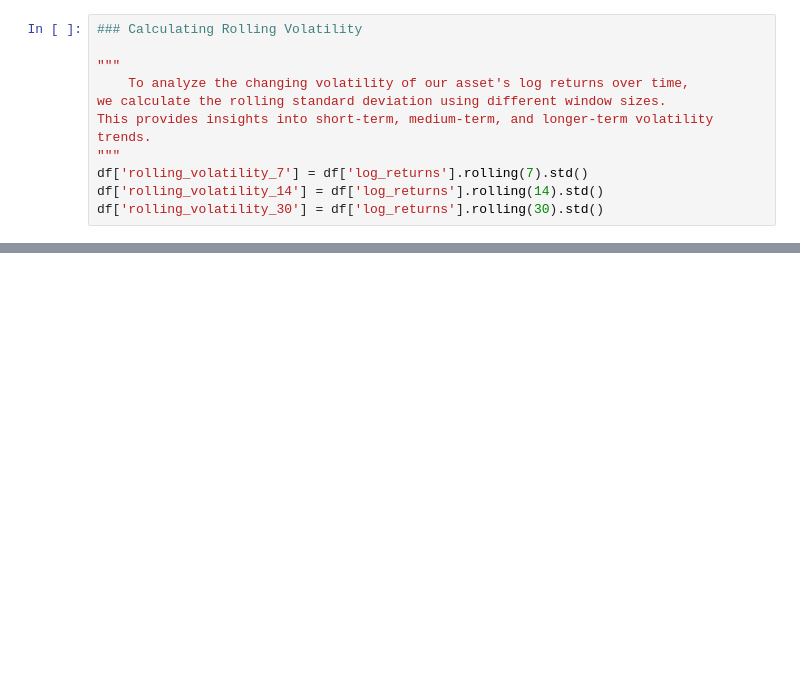
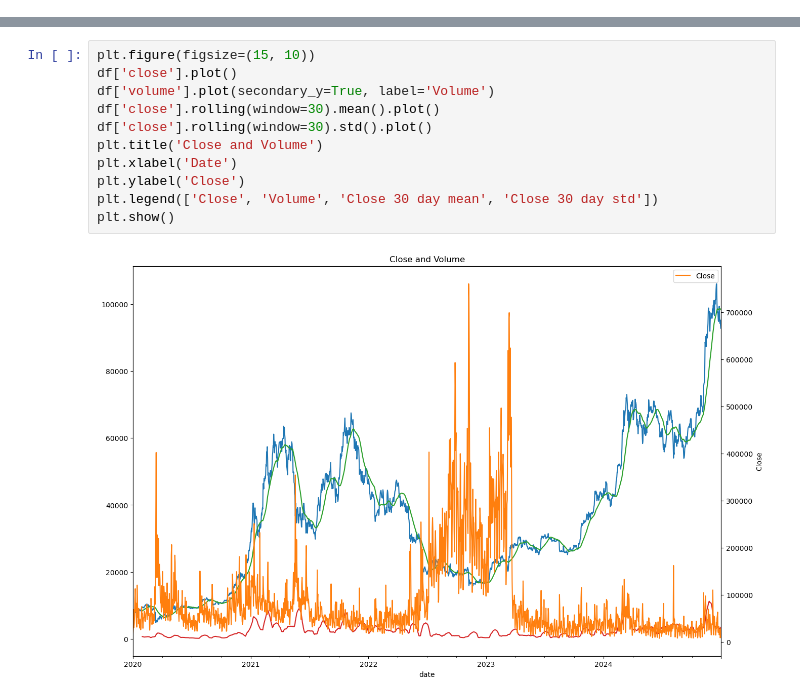
Before and after one commit to Poggerv2/Risk-lens, a Jupyter notebook: data_science/notebooks/02_eda_btc.ipynb, the cells around one changed output, grey strips where cells are left out. Cells and saved outputs as stored; diff of their text form; blank space fills up the shorter version.

```diff
--- a/data_science/notebooks/02_eda_btc.ipynb
+++ b/data_science/notebooks/02_eda_btc.ipynb
@@ -288,11 +58,0 @@ df['log_returns'] = np.log(df['close']).diff()
-# %%
-### Calculating Rolling Volatility
-
-"""
-    To analyze the changing volatility of our asset's log returns over time,
-we calculate the rolling standard deviation using different window sizes.
-This provides insights into short-term, medium-term, and longer-term volatility trends.
-"""
-df['rolling_volatility_7'] = df['log_returns'].rolling(7).std()
-df['rolling_volatility_14'] = df['log_returns'].rolling(14).std()
-df['rolling_volatility_30'] = df['log_returns'].rolling(30).std()
@@ -488,0 +83,13 @@ df.to_csv('../data/processed_data/btc.csv')
+# %%
+plt.figure(figsize=(15, 10))
+df['close'].plot()
+df['volume'].plot(secondary_y=True, label='Volume')
+df['close'].rolling(window=30).mean().plot()
+df['close'].rolling(window=30).std().plot()
+plt.title('Close and Volume')
+plt.xlabel('Date')
+plt.ylabel('Close')
+plt.legend(['Close', 'Volume', 'Close 30 day mean', 'Close 30 day std'])
+plt.show()
+# %% [output]
+[figure, added]
```
Also changed, not shown: parts of 76 cells of this notebook, 12 other files.
